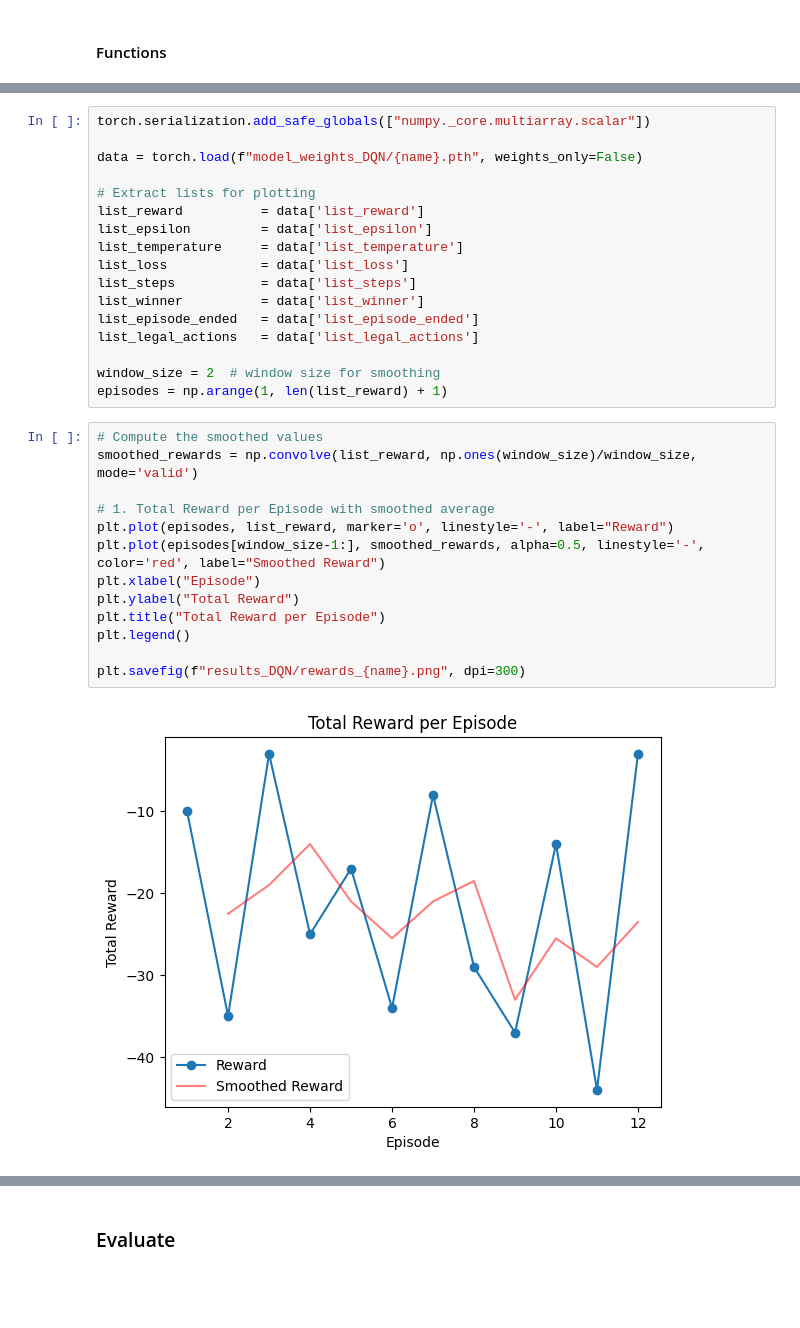
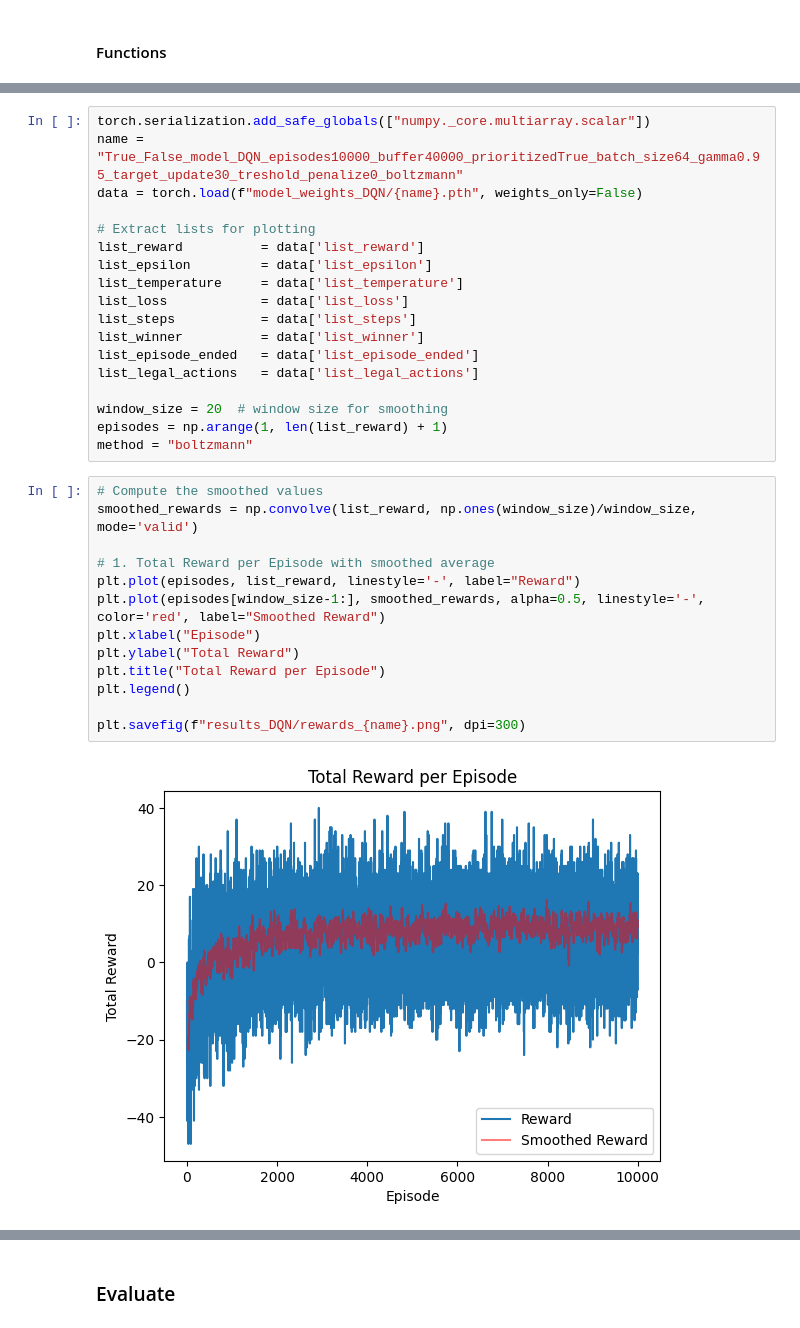
Before and after one commit to gabriel-mercier/Cathedral-RL-CL, a Jupyter notebook: DQN/DQN.ipynb, the cells around one changed output, grey strips where cells are left out. Saved outputs shown, nothing was run; the diff lists cells and outputs as text; blank space fills up the shorter version.

```diff
--- a/DQN/DQN.ipynb
+++ b/DQN/DQN.ipynb
@@ -96,7 +97,7 @@ Episode 12/12 - Reward total: -3.00 - Loss: 0.1271 - Winner: player_1- Temperatu
 Winrate : 0.25
 # %%
 torch.serialization.add_safe_globals(["numpy._core.multiarray.scalar"])
-
+name = "True_False_model_DQN_episodes10000_buffer40000_prioritizedTrue_batch_size64_gamma0.95_target_update30_treshold_penalize0_boltzmann"
 data = torch.load(f"model_weights_DQN/{name}.pth", weights_only=False)
 
 # Extract lists for plotting
@@ -109,23 +110,24 @@ list_winner          = data['list_winner']
 list_episode_ended   = data['list_episode_ended']
 list_legal_actions   = data['list_legal_actions']
 
-window_size = 2  # window size for smoothing
+window_size = 20  # window size for smoothing
 episodes = np.arange(1, len(list_reward) + 1)
+method = "boltzmann"
 # %%
 # Compute the smoothed values
 smoothed_rewards = np.convolve(list_reward, np.ones(window_size)/window_size, mode='valid')
 
 # 1. Total Reward per Episode with smoothed average
-plt.plot(episodes, list_reward, marker='o', linestyle='-', label="Reward")
+plt.plot(episodes, list_reward, linestyle='-', label="Reward")
 plt.plot(episodes[window_size-1:], smoothed_rewards, alpha=0.5, linestyle='-', color='red', label="Smoothed Reward")
 plt.xlabel("Episode")
 plt.ylabel("Total Reward")
 plt.title("Total Reward per Episode")
 plt.legend()
 
 plt.savefig(f"results_DQN/rewards_{name}.png", dpi=300)
 # %% [output]
-[figure, old version]
+[figure, new version]
 # %%
 # Compute the smoothed values
 smoothed_legal_actions = np.convolve(list_legal_actions, np.ones(window_size)/window_size, mode='valid')
```
Also changed, not shown: parts of 10 cells of this notebook, 16 other files.
